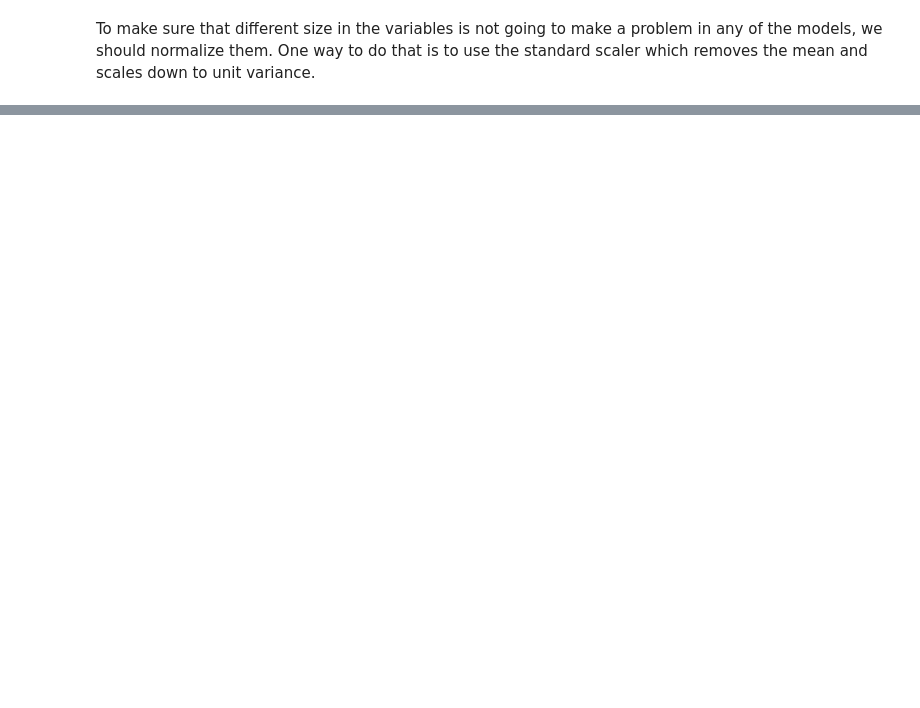
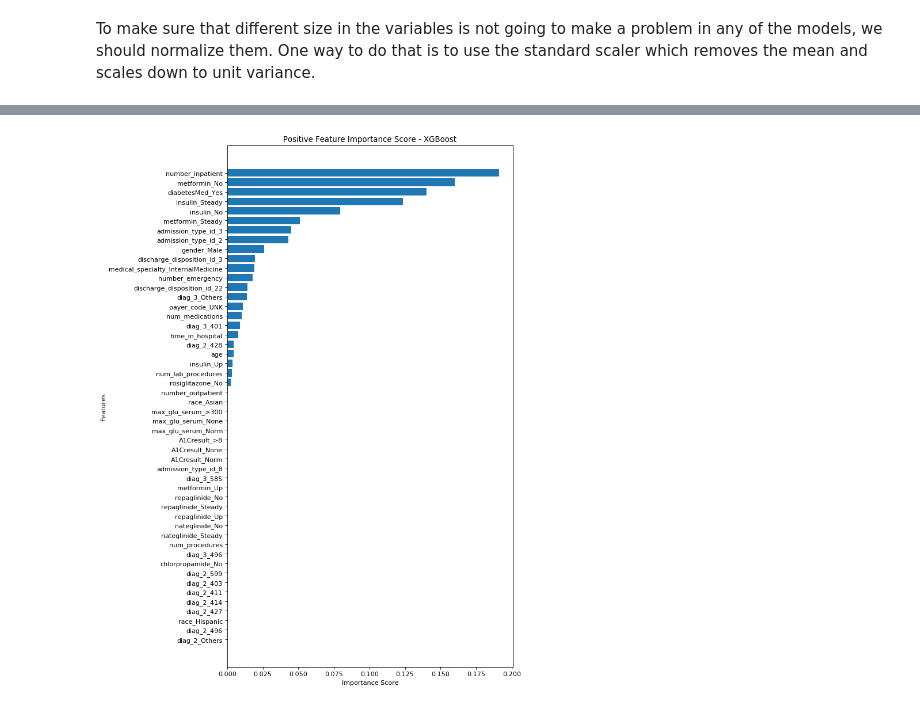
Before and after one commit to saragolesta/Complications-of-diabetes, a Jupyter notebook: Models.ipynb, the cells around one changed output, grey strips where cells are left out. Cells and saved outputs as stored; diff of their text form; code cells hidden in the pictures; blank space fills up the shorter version.

```diff
--- a/Models.ipynb
+++ b/Models.ipynb
@@ -227,0 +232,20 @@ weighted avg       0.81      0.85      0.83      9934
+# %%
+feature_importances = pd.DataFrame(xgb.feature_importances_,
+                                   index = list(all_X_train.columns),
+                                    columns=['importance']).sort_values('importance',
+                                                                        ascending=False)
+num = 50
+ylocs = np.arange(num)
+# get the feature importance for top num and sort in reverse order
+values_to_plot = feature_importances.iloc[:num].values.ravel()[::-1]
+feature_labels = list(feature_importances.iloc[:num].index)[::-1]
+
+plt.figure(num=None, figsize=(8, 15), dpi=80, facecolor='w', edgecolor='k');
+plt.barh(ylocs, values_to_plot, align = 'center')
+plt.ylabel('Features')
+plt.xlabel('Importance Score')
+plt.title('Positive Feature Importance Score - XGBoost')
+plt.yticks(ylocs, feature_labels)
+plt.show()
+# %% [output]
+[figure, added]
```
Also changed, not shown: parts of 26 cells of this notebook, 2 other files.
